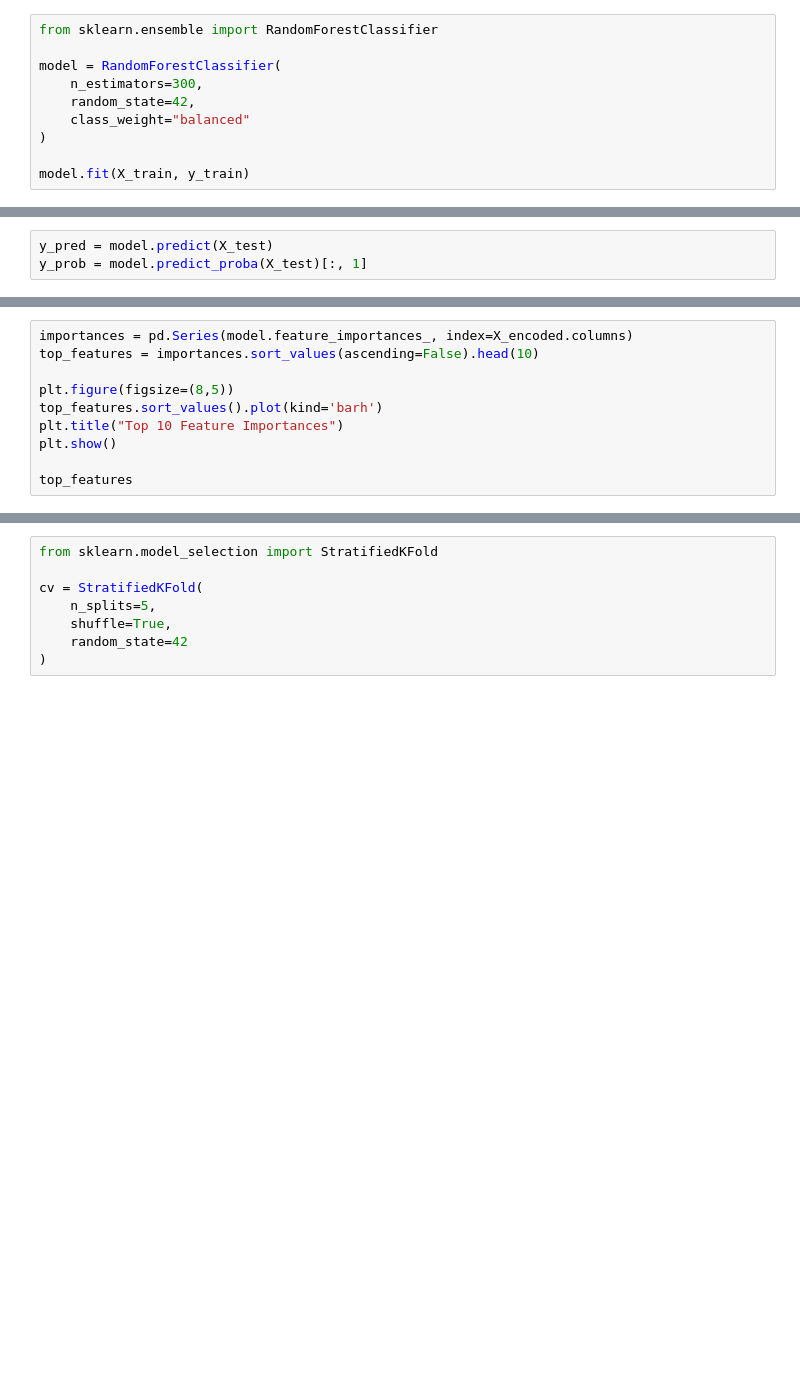
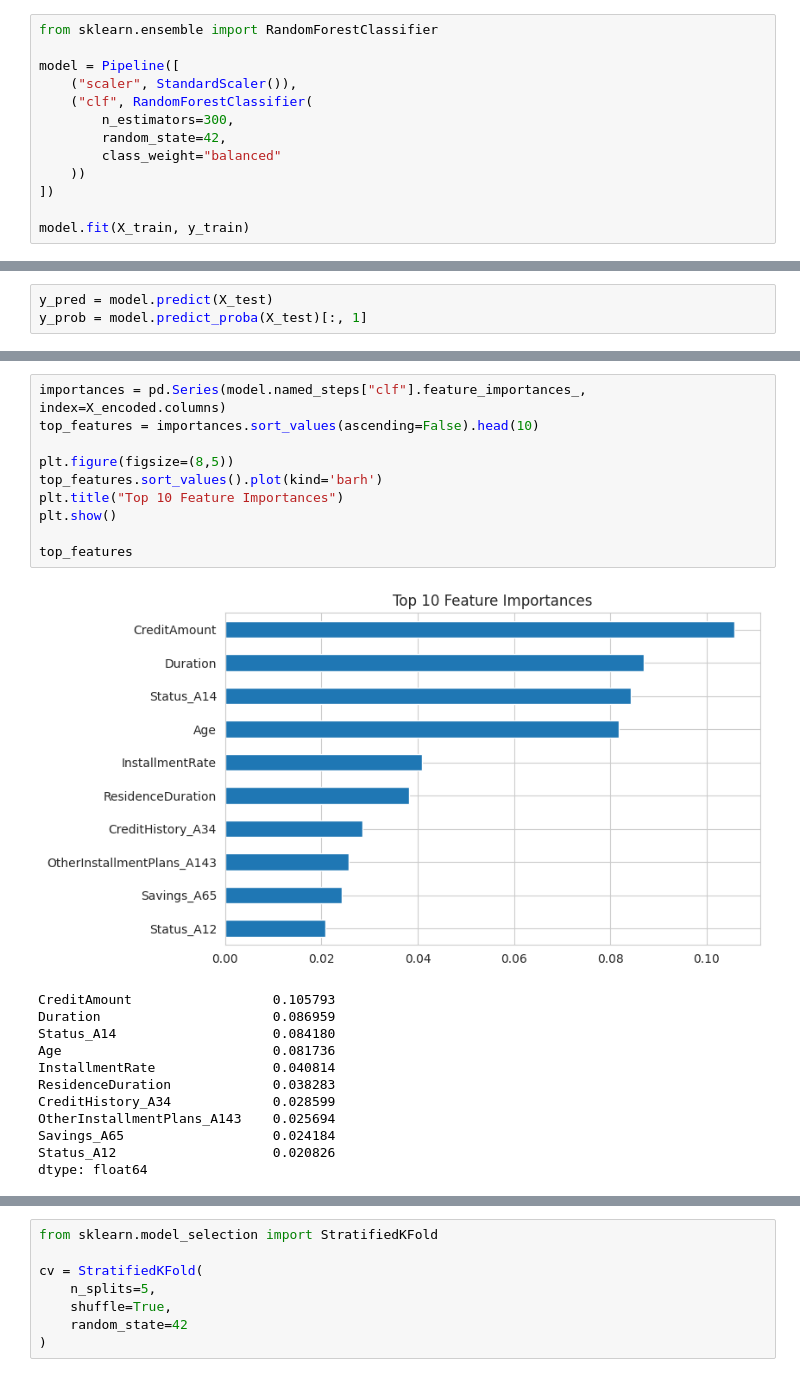
Before and after one commit to 1234Priyanshu4321/credit-risk-project, a Jupyter notebook: credit_risk_model.ipynb, the cells around one changed output, grey strips where cells are left out. Drawn from its saved outputs; the diff is of its cells as text; blank space fills up the shorter version.

Commit message:
pipeline scaling, CV model selection, dynamic SHAP, training script

```diff
--- a/credit_risk_model.ipynb
+++ b/credit_risk_model.ipynb
@@ -75,10 +113,13 @@ print("Test shape:", X_test.shape)
 # %%
 from sklearn.ensemble import RandomForestClassifier
 
-model = RandomForestClassifier(
-    n_estimators=300,
-    random_state=42,
-    class_weight="balanced"
-)
+model = Pipeline([
+    ("scaler", StandardScaler()),
+    ("clf", RandomForestClassifier(
+        n_estimators=300,
+        random_state=42,
+        class_weight="balanced"
+    ))
+])
 
 model.fit(X_train, y_train)
@@ -107,13 +184,26 @@ print(classification_report(y_test, y_pred_adjusted))
 # %%
-importances = pd.Series(model.feature_importances_, index=X_encoded.columns)
+importances = pd.Series(model.named_steps["clf"].feature_importances_, index=X_encoded.columns)
 top_features = importances.sort_values(ascending=False).head(10)
 
 plt.figure(figsize=(8,5))
 top_features.sort_values().plot(kind='barh')
 plt.title("Top 10 Feature Importances")
 plt.show()
 
 top_features
+# %% [output]
+[figure, added]
+CreditAmount                  0.105793
+Duration                      0.086959
+Status_A14                    0.084180
+Age                           0.081736
+InstallmentRate               0.040814
+ResidenceDuration             0.038283
+CreditHistory_A34             0.028599
+OtherInstallmentPlans_A143    0.025694
+Savings_A65                   0.024184
+Status_A12                    0.020826
+dtype: float64
 # %%
 from sklearn.linear_model import LogisticRegression
 
```
Also changed, not shown: parts of 20 cells of this notebook, 2 other files.
